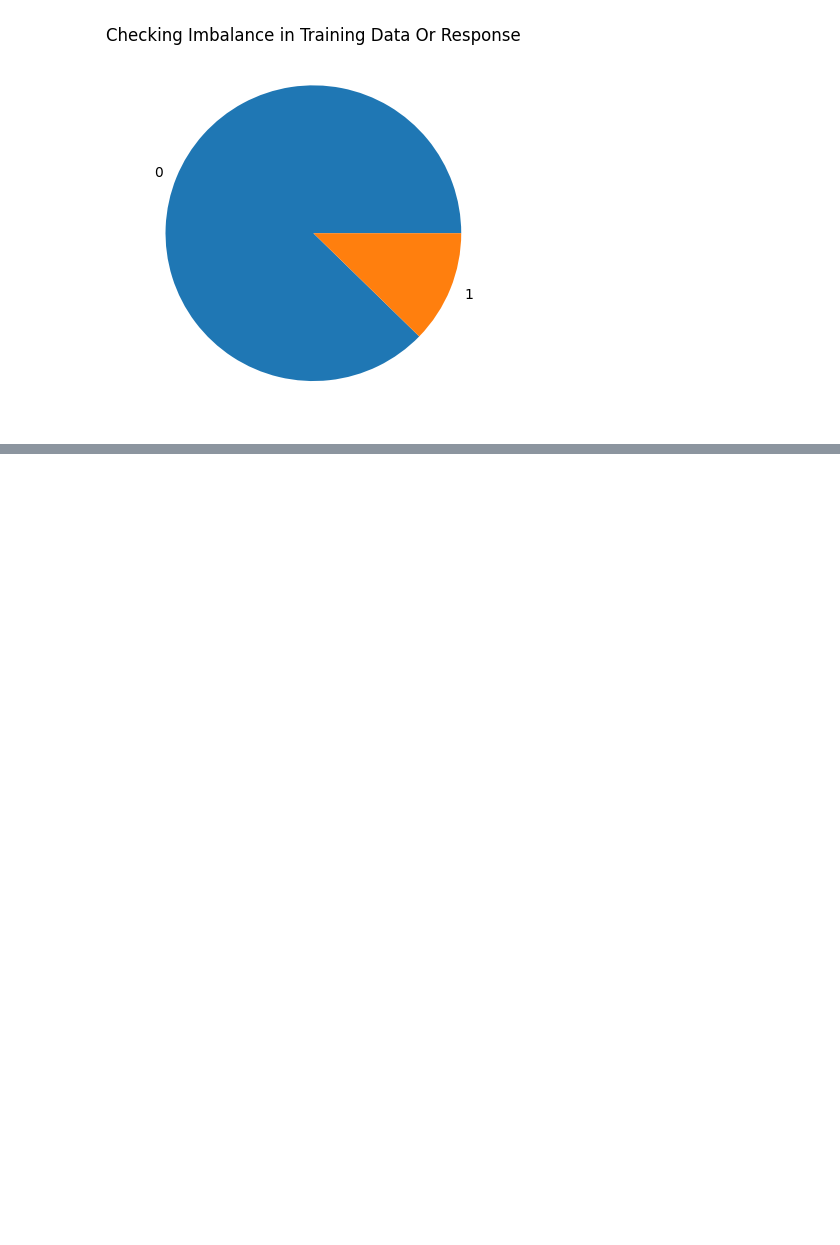
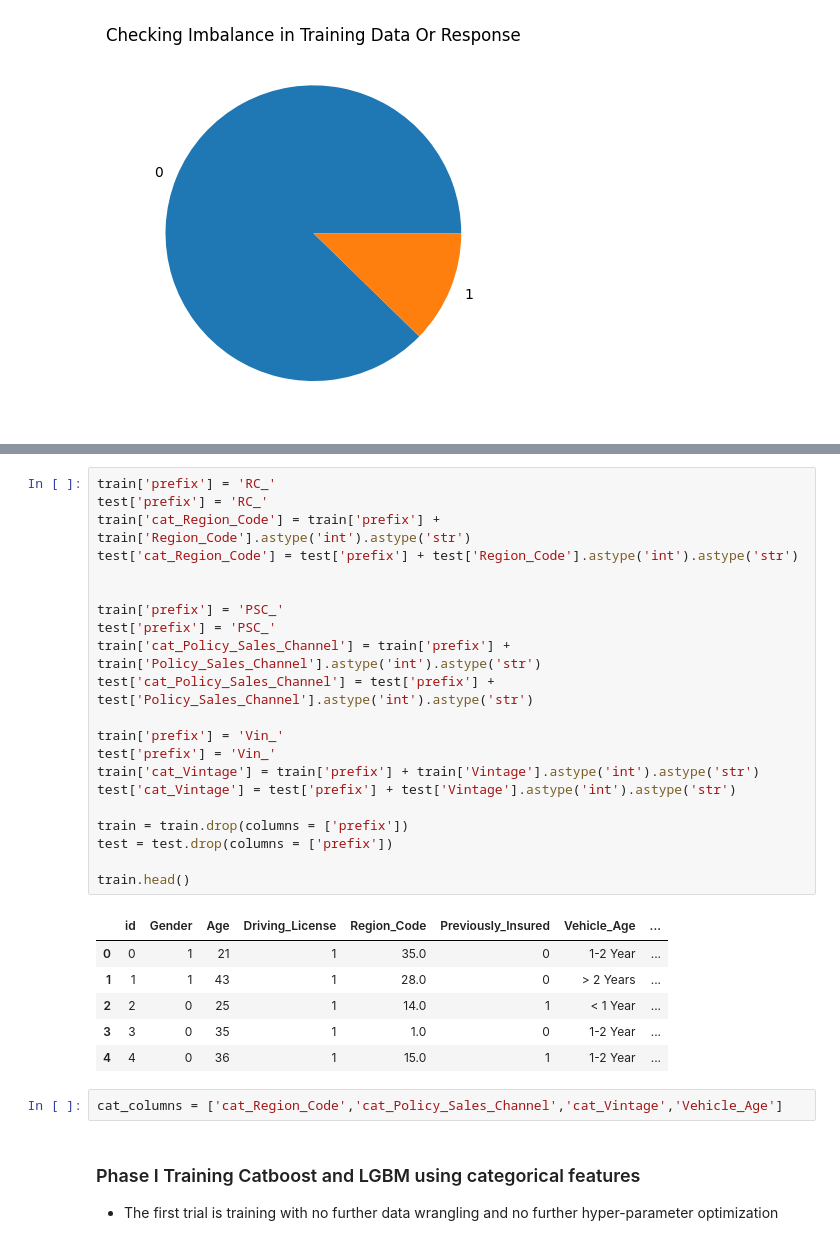
Before and after one commit to vaidyaprasad84/kaggle, a Jupyter notebook: Playground Series/ps4-e7-binary-classification-of-insurance.ipynb, the cells around one changed output, grey strips where cells are left out. Saved outputs shown, nothing was run; the diff lists cells and outputs as text; blank space fills up the shorter version.

```diff
--- a/Playground Series/ps4-e7-binary-classification-of-insurance.ipynb
+++ b/Playground Series/ps4-e7-binary-classification-of-insurance.ipynb
@@ -48,0 +67,34 @@ Text(0.5, 1.0, 'Checking Imbalance in Training Data Or Response')
+# %%
+train['prefix'] = 'RC_'
+test['prefix'] = 'RC_'
+train['cat_Region_Code'] = train['prefix'] + train['Region_Code'].astype('int').astype('str')
+test['cat_Region_Code'] = test['prefix'] + test['Region_Code'].astype('int').astype('str')
+
+
+train['prefix'] = 'PSC_'
+test['prefix'] = 'PSC_'
+train['cat_Policy_Sales_Channel'] = train['prefix'] + train['Policy_Sales_Channel'].astype('int').astype('str')
+test['cat_Policy_Sales_Channel'] = test['prefix'] + test['Policy_Sales_Channel'].astype('int').astype('str')
+
+train['prefix'] = 'Vin_'
+test['prefix'] = 'Vin_'
+train['cat_Vintage'] = train['prefix'] + train['Vintage'].astype('int').astype('str')
+test['cat_Vintage'] = test['prefix'] + test['Vintage'].astype('int').astype('str')
+
+train = train.drop(columns = ['prefix'])
+test = test.drop(columns = ['prefix'])
+
+train.head()
+# %% [output]
+|  | id | Gender | Age | Driving_License | Region_Code | Previously_Insured | Vehicle_Age | ... |
+| 0 | 0 | 1 | 21 | 1 | 35.0 | 0 | 1-2 Year | ... |
+| 1 | 1 | 1 | 43 | 1 | 28.0 | 0 | > 2 Years | ... |
+| 2 | 2 | 0 | 25 | 1 | 14.0 | 1 | < 1 Year | ... |
+| 3 | 3 | 0 | 35 | 1 | 1.0 | 0 | 1-2 Year | ... |
+| 4 | 4 | 0 | 36 | 1 | 15.0 | 1 | 1-2 Year | ... |
+# %%
+cat_columns = ['cat_Region_Code','cat_Policy_Sales_Channel','cat_Vintage','Vehicle_Age']
+# %% [markdown]
+### Phase I Training Catboost and LGBM using categorical features
+
+* The first trial is training with no further data wrangling and no further hyper-parameter optimization
```
Also changed, not shown: parts of 8 cells of this notebook.
